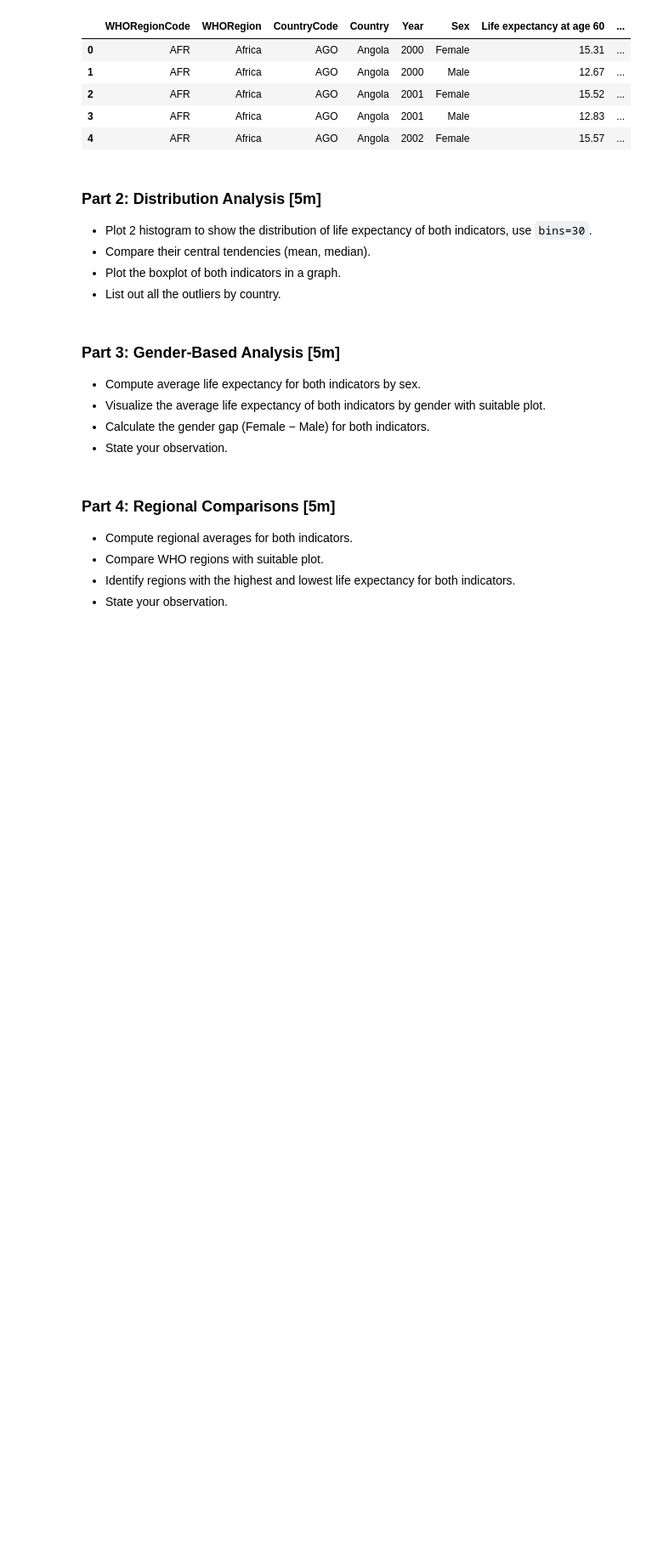
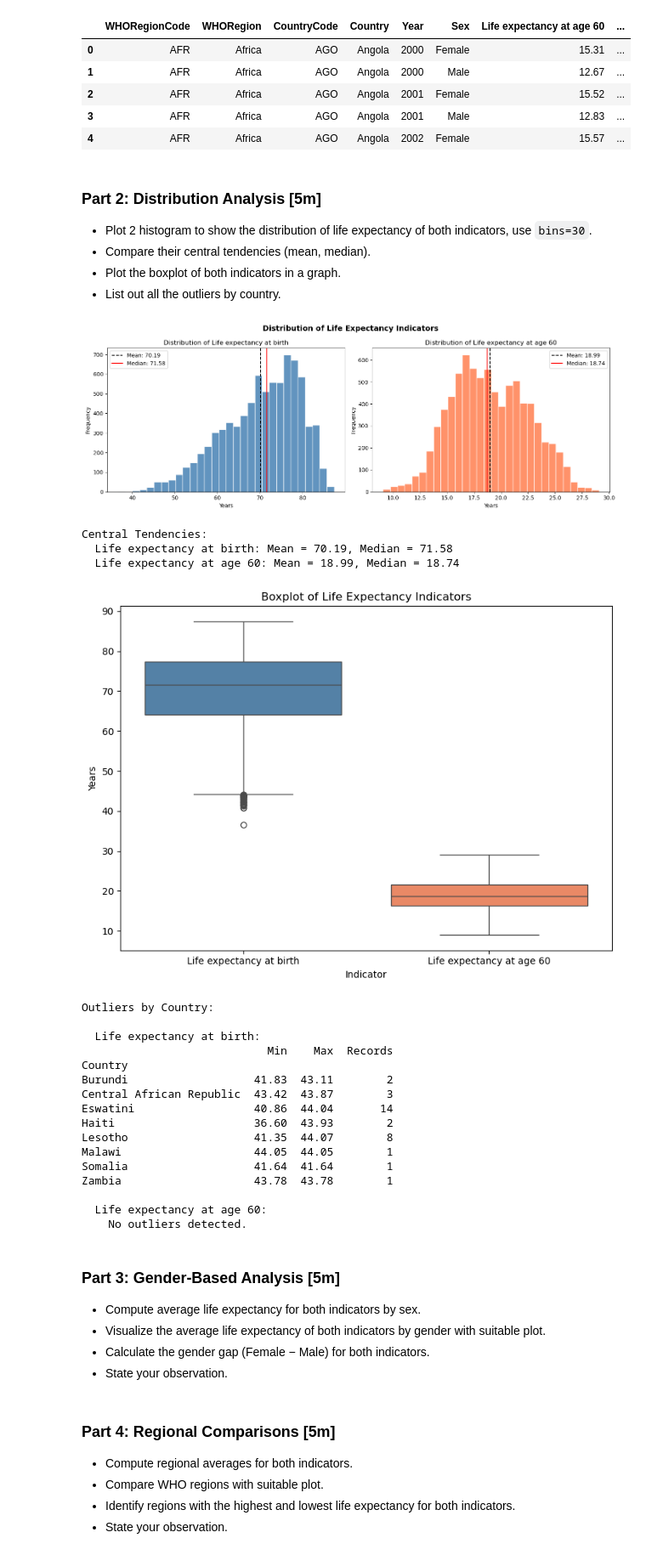
Before and after one commit to yjietin-alt/Lab_Exercises_Group3, a Jupyter notebook: 2610 LabEx_TTXL_GXX.ipynb, the cells around one changed output. Shown at 85% size. Drawn from its saved outputs; the diff is of its cells as text; code cells hidden in the pictures; blank space fills up the shorter version.

Commit message:
Part 2

```diff
--- a/2610 LabEx_TTXL_GXX.ipynb
+++ b/2610 LabEx_TTXL_GXX.ipynb
@@ -143,6 +143,84 @@ display(df.head())
 - Compare their central tendencies (mean, median).
 - Plot the boxplot of both indicators in a graph.
 - List out all the outliers by country.
+# %%
+# === Part 2: Distribution Analysis ===
+
+# --- 2.1: Histograms ---
+fig, axes = plt.subplots(1, 2, figsize=(14, 5))
+
+for ax, col, color in zip(axes,
+                           ['Life expectancy at birth', 'Life expectancy at age 60'],
+                           ['steelblue', 'coral']):
+    mean_val = df[col].mean()
+    median_val = df[col].median()
+    ax.hist(df[col], bins=30, color=color, edgecolor='white', alpha=0.85)
+    ax.axvline(mean_val, color='black', linestyle='--', linewidth=1.5, label=f'Mean: {mean_val:.2f}')
+    ax.axvline(median_val, color='red', linestyle='-', linewidth=1.5, label=f'Median: {median_val:.2f}')
+    ax.set_title(f'Distribution of {col}')
+    ax.set_xlabel('Years')
+    ax.set_ylabel('Frequency')
+    ax.legend()
+
+plt.suptitle('Distribution of Life Expectancy Indicators', fontsize=14, fontweight='bold')
+plt.tight_layout()
+plt.show()
+
+# --- 2.2: Central Tendency Comparison ---
+print("Central Tendencies:")
+for col in ['Life expectancy at birth', 'Life expectancy at age 60']:
+    print(f"  {col}: Mean = {df[col].mean():.2f}, Median = {df[col].median():.2f}")
+
+# --- 2.3: Boxplot ---
+fig, ax = plt.subplots(figsize=(8, 6))
+df_melt = df[['Life expectancy at birth', 'Life expectancy at age 60']].melt(
+    var_name='Indicator', value_name='Years')
+sns.boxplot(data=df_melt, x='Indicator', y='Years', hue='Indicator',
+            palette=['steelblue', 'coral'], legend=False, ax=ax)
+ax.set_title('Boxplot of Life Expectancy Indicators')
+ax.set_xlabel('Indicator')
+ax.set_ylabel('Years')
+plt.tight_layout()
+plt.show()
+
+# --- 2.4: Outliers by Country ---
+print("\nOutliers by Country:")
+for col in ['Life expectancy at birth', 'Life expectancy at age 60']:
+    Q1 = df[col].quantile(0.25)
+    Q3 = df[col].quantile(0.75)
+    IQR = Q3 - Q1
+    lower = Q1 - 1.5 * IQR
+    upper = Q3 + 1.5 * IQR
+    outliers = df[(df[col] < lower) | (df[col] > upper)][['Country', 'Year', 'Sex', col]]
+    print(f"\n  {col}:")
+    if outliers.empty:
+        print("    No outliers detected.")
+    else:
+        print(outliers.groupby('Country')[col].agg(['min', 'max', 'count'])
+              .rename(columns={'min': 'Min', 'max': 'Max', 'count': 'Records'})
+              .to_string())
+# %% [output]
+[figure, added]
+Central Tendencies:
+  Life expectancy at birth: Mean = 70.19, Median = 71.58
+  Life expectancy at age 60: Mean = 18.99, Median = 18.74
+[figure, added]
+Outliers by Country:
+
+  Life expectancy at birth:
+                            Min    Max  Records
+Country
+Burundi                   41.83  43.11        2
+Central African Republic  43.42  43.87        3
+Eswatini                  40.86  44.04       14
+Haiti                     36.60  43.93        2
+Lesotho                   41.35  44.07        8
+Malawi                    44.05  44.05        1
+Somalia                   41.64  41.64        1
+Zambia                    43.78  43.78        1
+
+  Life expectancy at age 60:
+    No outliers detected.
 # %% [markdown]
 ### Part 3: Gender-Based Analysis [5m]
 
```
Also changed, not shown: 2 other files.
